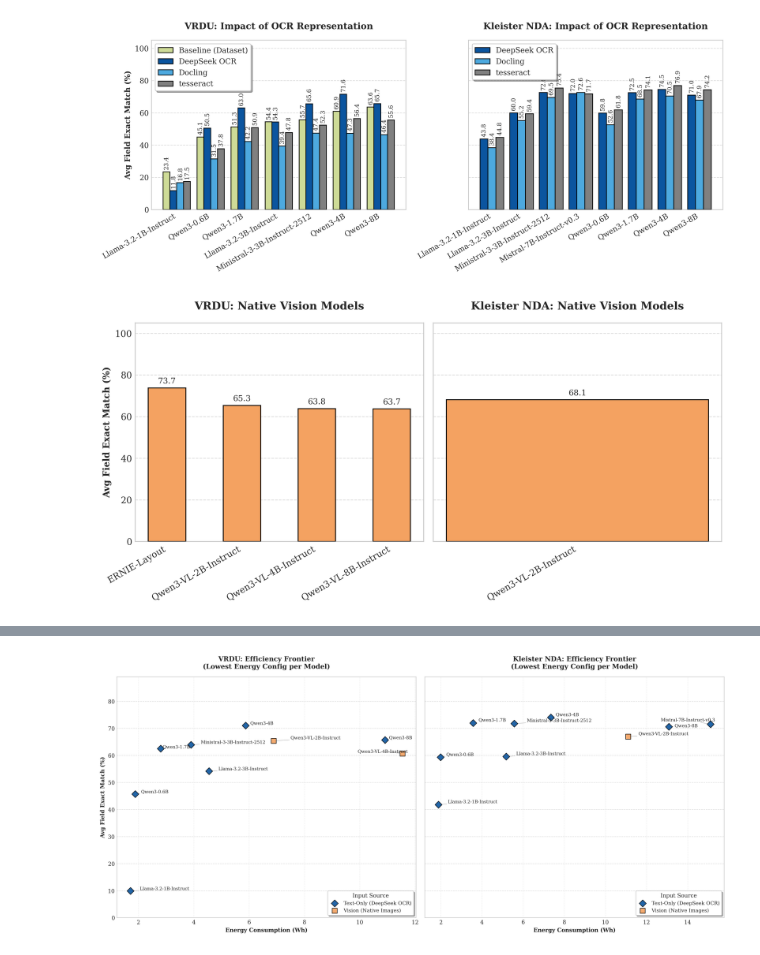
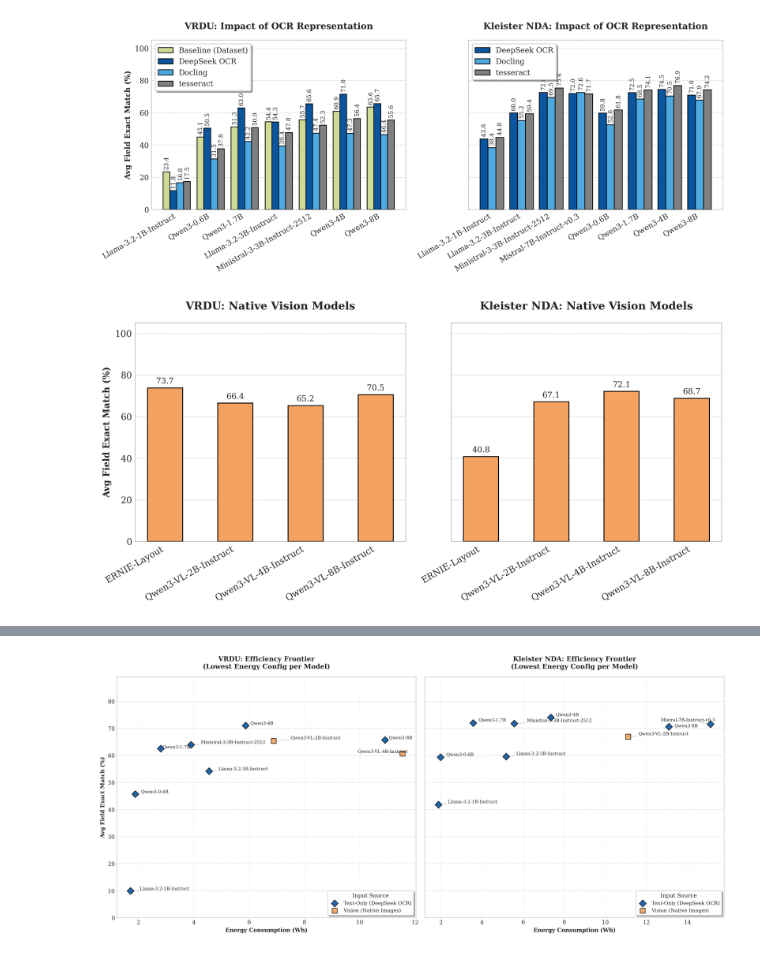
Before and after one commit to mse-cwalser/bench360, a Jupyter notebook: visualizations/visualization.ipynb, the cells around one changed output, grey strips where cells are left out. Drawn from its saved outputs; the diff is of its cells as text; code cells hidden in the pictures.

```diff
--- a/visualizations/visualization.ipynb
+++ b/visualizations/visualization.ipynb
@@ -15,9 +15,9 @@ import glob
 # 1. Define paths for both VRDU and Kleister NDA
 paths = [
     "../vrdu_text_only/run_report/*.csv",
-    "../vrdu_vision/run_report/*.csv",
+    "../vrdu_vision_v2/run_report/*.csv",
     "../kleister_nda/run_report/*.csv",
-    "../kleister_nda_vl/run_report/*.csv"
+    "../kleister_nda_vl_v2/run_report/*.csv"
 ]
 
 all_files = []
@@ -276,26 +276,35 @@ plt.show()
 # %% [output]
 [figure]
 # %%
-import numpy as np
-import matplotlib.pyplot as plt
+# 1. Load VRDU Results
+ernie_vrdu_path = '../benchmark/ernie-layout/vrdu_ernie_summary.csv'
+ernie_vrdu_df = pd.read_csv(ernie_vrdu_path)
+ernie_vrdu_accuracy = ernie_vrdu_df['average_field_em'].iloc[0] * 100
 
-ernie_csv_path = '../benchmark/ernie-layout/vrdu_ernie_summary.csv'
-ernie_df = pd.read_csv(ernie_csv_path)
-
-# Extract average_field_em and convert it to a percentage
-ernie_accuracy = ernie_df['average_field_em'].iloc[0] * 100
-
-# Create a new DataFrame row for this model and append it to df_all
-new_ernie_row = pd.DataFrame([{
+new_vrdu_row = pd.DataFrame([{
     'Model': 'ERNIE-Layout',
     'Dataset': 'VRDU',
     'Modality': 'Vision',
-    'Accuracy': ernie_accuracy
+    'Accuracy': ernie_vrdu_accuracy
 }])
 
-df_all = pd.concat([df_all, new_ernie_row], ignore_index=True)
+# 2. Load Kleister NDA Results (New Addition)
+ernie_kleister_path = '../benchmark/ernie-layout/kleister_summary_results.csv'
+ernie_kleister_df = pd.read_csv(ernie_kleister_path)
+ernie_kleister_accuracy = ernie_kleister_df['average_field_em'].iloc[0] * 100
 
-# 1. Plotting Setup (1 row, 2 columns)
+new_kleister_row = pd.DataFrame([{
+    'Model': 'ERNIE-Layout',
+    'Dataset': 'Kleister NDA',
+    'Modality': 'Vision',
+    'Accuracy': ernie_kleister_accuracy
+}])
+
+# 3. Append both rows to df_all
+# (Assuming df_all is already defined earlier in your environment)
+df_all = pd.concat([df_all, new_vrdu_row, new_kleister_row], ignore_index=True)
+
+# --- Plotting Setup (1 row, 2 columns) ---
 plt.style.use('seaborn-v0_8-whitegrid')
 plt.rcParams.update({
     'font.family': 'serif',
@@ -311,7 +320,7 @@ datasets = ['VRDU', 'Kleister NDA']
 # We can use a consistent color for the vision models
 vision_color = '#f4a261' # Orange to differentiate from the blue/green OCR text models
 
-# 2. Loop through datasets and create a subplot for each
+# --- Loop through datasets and create a subplot for each ---
 for i, dataset_name in enumerate(datasets):
     ax = axes[i]
 
@@ -336,34 +345,34 @@ for i, dataset_name in enumerate(datasets):
 
     # Plot the bars
     rects = ax.bar(x, df_vision_best['Accuracy'], width, color=vision_color, edgecolor='black', zorder=3)
 
     # Add value labels on top of the bars
     for rect in rects:
         height = rect.get_height()
         if height > 0:
             ax.annotate(f'{height:.1f}',
                         xy=(rect.get_x() + rect.get_width() / 2, height),
                         xytext=(0, 3),
                         textcoords="offset points",
                         ha='center', va='bottom', fontsize=9)
 
     # Formatting
     ax.set_title(f'{dataset_name}: Native Vision Models', pad=15, fontweight='bold')
     ax.set_xticks(x)
     ax.set_xticklabels(df_vision_best['Model'], rotation=30, ha='right')
     ax.set_ylim(0, 105)
 
     if i == 0:
         ax.set_ylabel('Avg Field Exact Match (%)', fontweight='bold')
 
     ax.grid(True, axis='y', linestyle='--', alpha=0.7, zorder=0)
     ax.grid(False, axis='x')
 
 plt.tight_layout()
 plt.savefig('acl_vision_models_both_datasets.pdf', format='pdf', bbox_inches='tight')
 plt.show()
 # %% [output]
-[figure, old version]
+[figure, new version]
 # %%
 import pandas as pd
 import numpy as np
```
Also changed, not shown: parts of 3 cells of this notebook, 7 other files.
